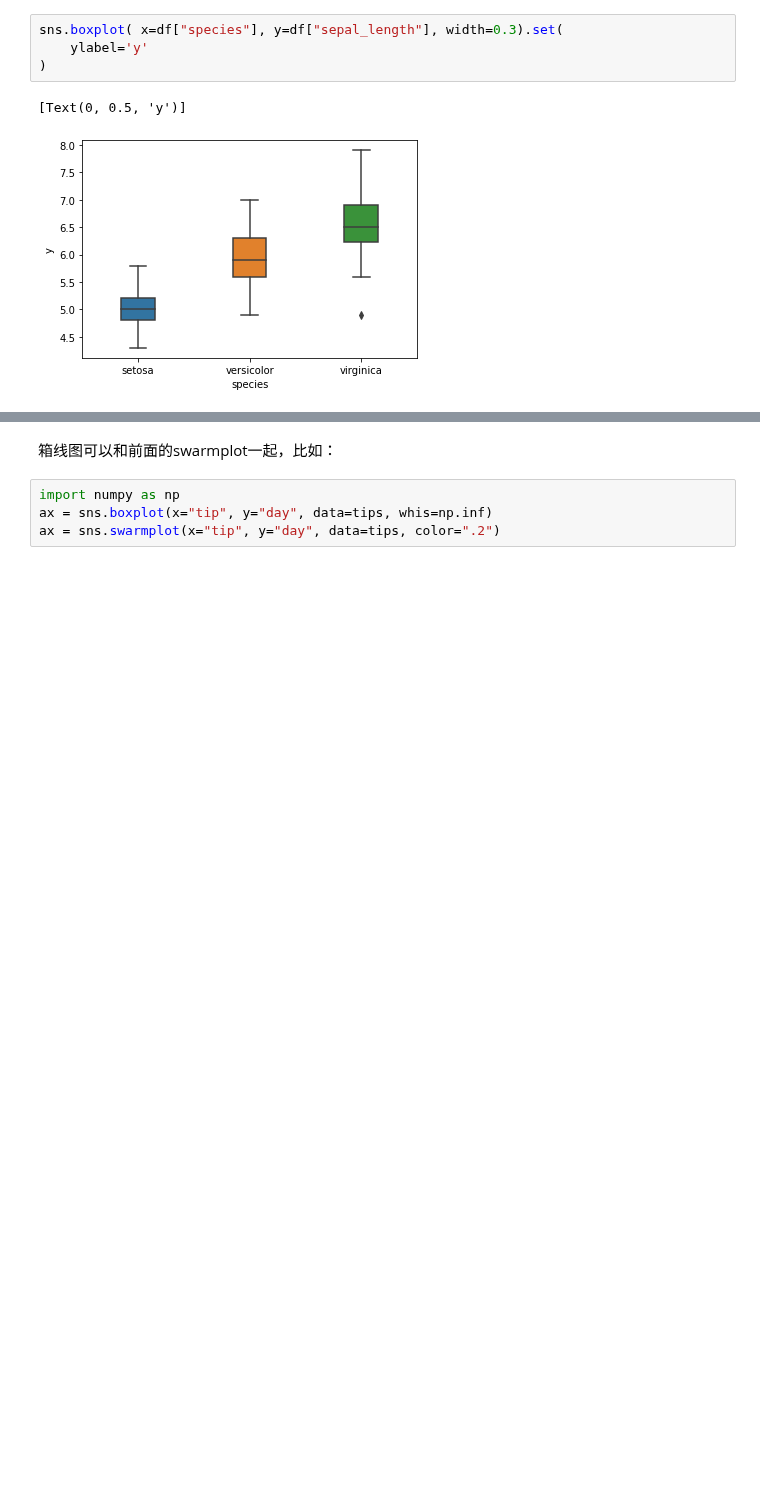
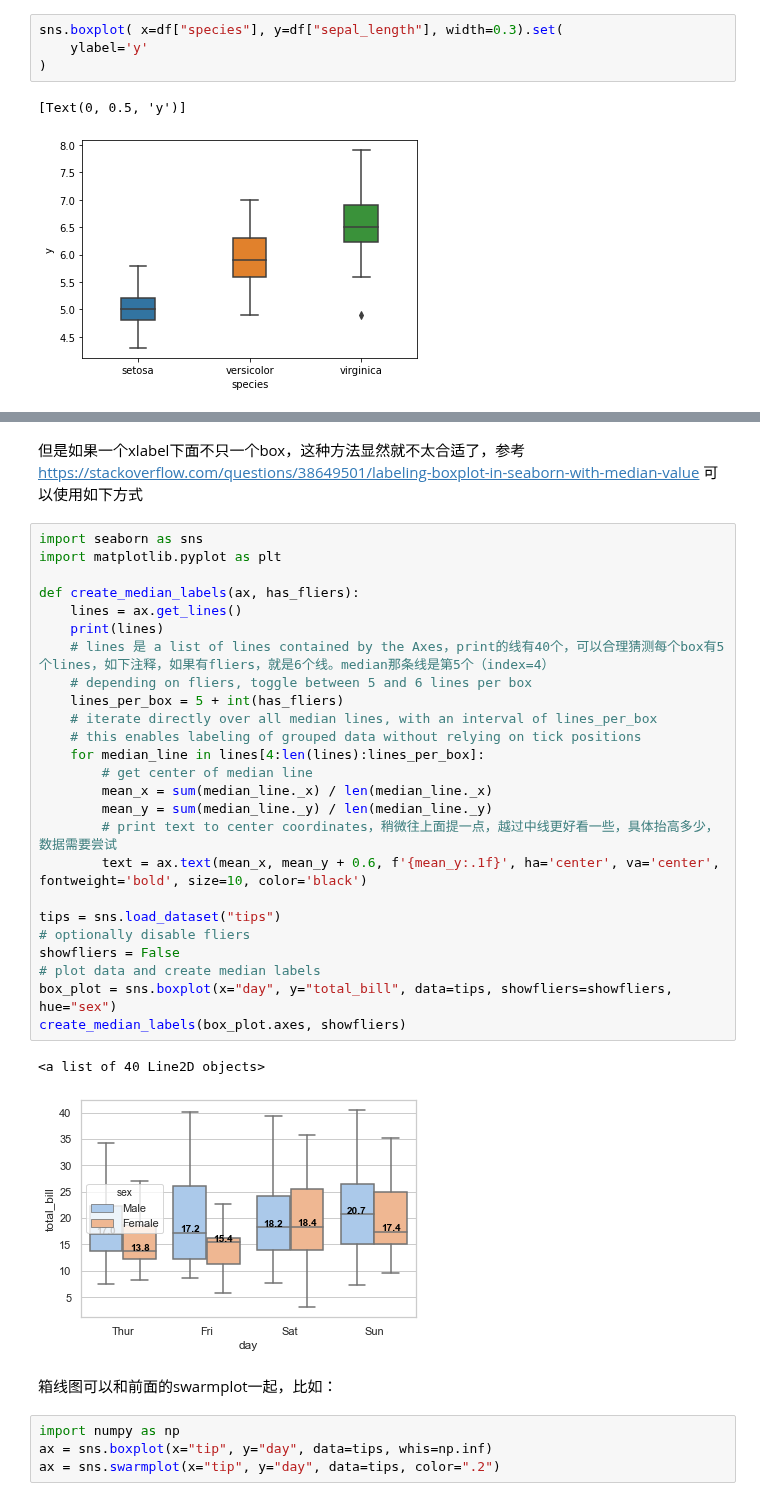
Before and after one commit to iHeadWater/hydrus, a Jupyter notebook: 3-basic-pyviz/seaborn/seaborn.ipynb, the cells around one changed output, grey strips where cells are left out. Drawn from its saved outputs; the diff is of its cells as text; blank space fills up the shorter version.

```diff
--- a/3-basic-pyviz/seaborn/seaborn.ipynb
+++ b/3-basic-pyviz/seaborn/seaborn.ipynb
@@ -869,3 +892,33 @@ sns.boxplot( x=df["species"], y=df["sepal_length"], width=0.3).set(
+# %% [markdown]
+但是如果一个xlabel下面不只一个box，这种方法显然就不太合适了，参考 https://stackoverflow.com/questions/38649501/labeling-boxplot-in-seaborn-with-median-value 可以使用如下方式
+# %%
+import seaborn as sns
+import matplotlib.pyplot as plt
+
+def create_median_labels(ax, has_fliers):
+    lines = ax.get_lines()
+    print(lines)
+    # lines 是 a list of lines contained by the Axes，print的线有40个，可以合理猜测每个box有5个lines，如下注释，如果有fliers，就是6个线。median那条线是第5个（index=4）
+    # depending on fliers, toggle between 5 and 6 lines per box
+    lines_per_box = 5 + int(has_fliers)
+    # iterate directly over all median lines, with an interval of lines_per_box
+    # this enables labeling of grouped data without relying on tick positions
+    for median_line in lines[4:len(lines):lines_per_box]:
+        # get center of median line
+        mean_x = sum(median_line._x) / len(median_line._x)
+        mean_y = sum(median_line._y) / len(median_line._y)
+        # print text to center coordinates，稍微往上面提一点，越过中线更好看一些，具体抬高多少，数据需要尝试
+        text = ax.text(mean_x, mean_y + 0.6, f'{mean_y:.1f}', ha='center', va='center', fontweight='bold', size=10, color='black')
+
+tips = sns.load_dataset("tips")
+# optionally disable fliers
+showfliers = False
+# plot data and create median labels
+box_plot = sns.boxplot(x="day", y="total_bill", data=tips, showfliers=showfliers, hue="sex")
+create_median_labels(box_plot.axes, showfliers)
+# %% [output]
+<a list of 40 Line2D objects>
+[figure, added]
 # %% [markdown]
 箱线图可以和前面的swarmplot一起，比如：
 # %%
```
Also changed, not shown: parts of 3 cells of this notebook, 2 other files.
